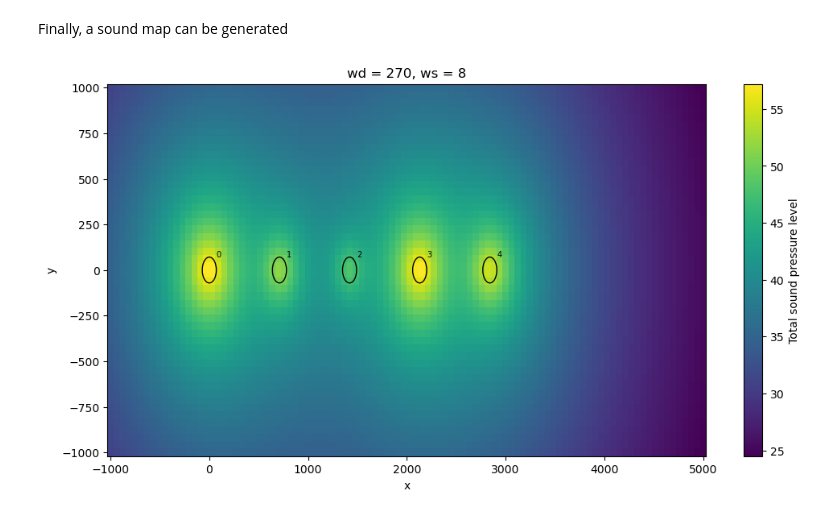
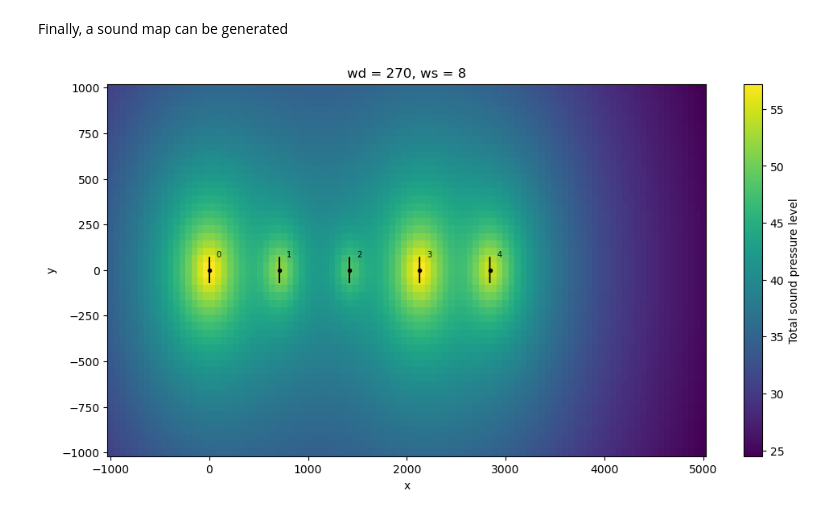
Before and after one commit to geoxiadis/smth, a Jupyter notebook: docs/notebooks/Noise.ipynb, the cells around one changed output. Cells and saved outputs as stored; diff of their text form; code cells hidden in the pictures.

Commit message:
Update Noise notebook with new simulation results and visualizations; refactor wind farm model parameter retrieval for improved clarity and efficiency.

```diff
--- a/docs/notebooks/Noise.ipynb
+++ b/docs/notebooks/Noise.ipynb
@@ -81,7 +81,8 @@ To model the noise at specific receiver positions, we first need to setup a `Win
 wt = SWT_DD_142_4100()
 wfm = ZongGaussian(UniformSite(), wt, turbulenceModel=CrespoHernandez())
 x, y = rectangle(5, 5, 5 * wt.diameter())
-sim_res = wfm(x, y, wd=270, ws=8, mode=[0,0,6,0,0])
+wd, ws = 270, 8
+sim_res = wfm(x, y, wd=wd, ws=ws, mode=[0,0,6,0,0])
 # %% [markdown]
 In this case the wind farm consist of 5 wind turbines in a row aligned with the wind.
 Wind turbines, 0,1 and 3,4 operate in mode 0 while wind turbin 2 is running in the most derated and silent mode.
@@ -107,7 +108,7 @@ Finally, a sound map can be generated
 # %%
 plt.figure(figsize=(12,6))
 nmap = sim_res.noise_map(grid=XYGrid(x=np.linspace(-1000, 5000, 100), y=np.linspace(-1000, 1000, 50), h=2))
 nmap['Total sound pressure level'].squeeze().plot()
-wt.plot(x, y)
+wt.plot(x, y, wd=wd)
 # %% [output]
-[figure, old version]
+[figure, new version]
```
Also changed, not shown: parts of 4 cells of this notebook, 1 other file.
